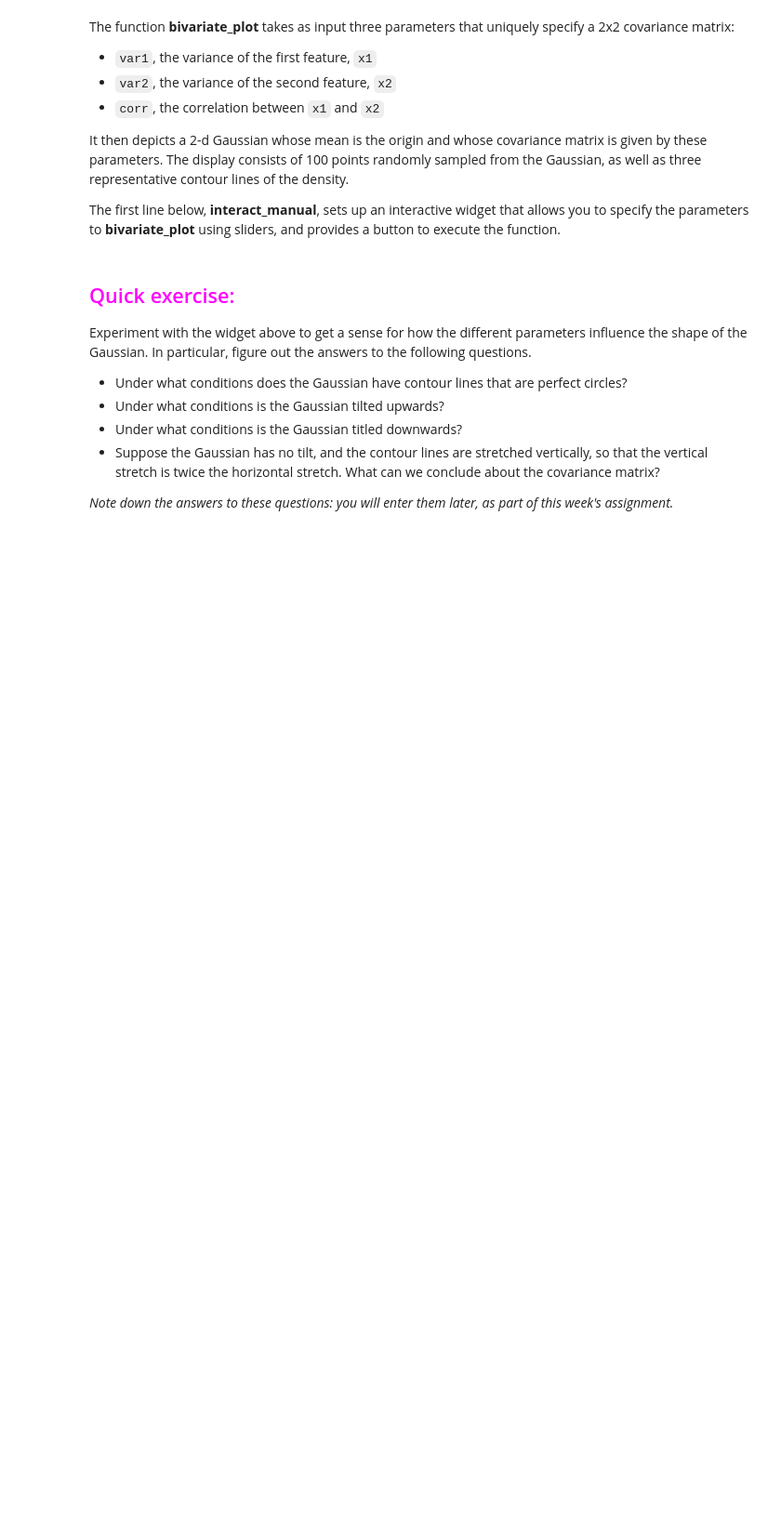
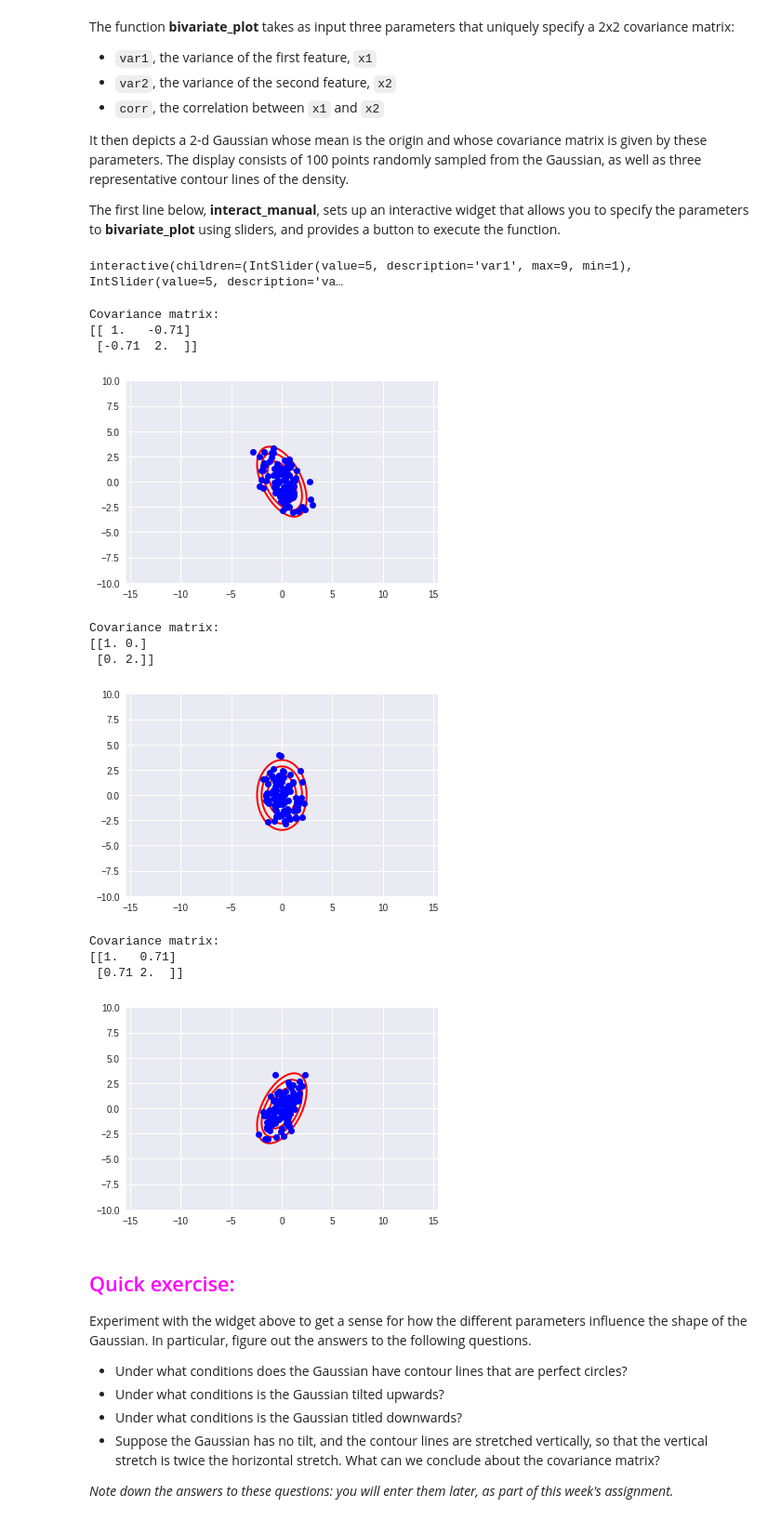
Before and after one commit to vinneenguyen/ucsdx-machine-learning-fundamentals, a Jupyter notebook: Week 02 Generative Modeling I/bivariate-gaussian/Bivariate_Gaussian.ipynb, the cells around one changed output. Shown: that part at 93% size. Cells and saved outputs as stored; diff of their text form; code cells hidden in the pictures; blank space fills up the shorter version.

```diff
--- a/Week 02 Generative Modeling I/bivariate-gaussian/Bivariate_Gaussian.ipynb
+++ b/Week 02 Generative Modeling I/bivariate-gaussian/Bivariate_Gaussian.ipynb
@@ -82,40 +83,57 @@ def bivariate_plot(var1, var2, corr):
     covariance = corr * np.sqrt(var1) * np.sqrt(var2)
     sigma = [[var1,covariance], [covariance,var2]]
     np.set_printoptions(precision=2)
-    print "Covariance matrix:"
-    print np.around(sigma, decimals=2)
+    print("Covariance matrix:")
+    print(np.around(sigma, decimals=2))
     #
     # Draw samples from the distribution
     n = 100
     x = np.random.multivariate_normal(mu,sigma,size=n)
     #
     # Set up a plot for the samples and the density contours
     lim = 10.0
     plt.xlim(-lim, lim) # limit along x1-axis
     plt.ylim(-lim, lim) # limit along x2-axis
     plt.axes().set_aspect('equal', 'datalim')
     #
     # Plot the sampled points as blue dots
     plt.plot(x[:,0], x[:,1], 'bo')
     #
     # To display contour lines, first define a fine grid
     res = 200
     xg = np.linspace(-lim, lim, res)
     yg = np.linspace(-lim, lim, res)
     z = np.zeros((res,res))
     # Compute the density at each grid point
     rv = multivariate_normal(mean=mu, cov=sigma)
     for i in range(0,res):
         for j in range(0,res):
             z[j,i] = rv.logpdf([xg[i], yg[j]])
     sign, logdet = np.linalg.slogdet(sigma)
     normalizer = -0.5 * (2 * np.log(6.28) + sign * logdet)
     # Now plot a few contour lines of the density
     for offset in range(1,4):
         plt.contour(xg,yg,z, levels=[normalizer - offset], colors='r', linewidths=2.0, linestyles='solid')
 
     # Finally, display
     plt.show()
+
+for var1, var2, corr in [(1, 2, -0.5), (1, 2, 0), (1, 2, 0.5)]:
+  bivariate_plot(var1, var2, corr)
+# %% [output]
+interactive(children=(IntSlider(value=5, description='var1', max=9, min=1), IntSlider(value=5, description='va…
+Covariance matrix:
+[[ 1.   -0.71]
+ [-0.71  2.  ]]
+[figure, added]
+Covariance matrix:
+[[1. 0.]
+ [0. 2.]]
+[figure, added]
+Covariance matrix:
+[[1.   0.71]
+ [0.71 2.  ]]
+[figure, added]
 # %% [markdown]
 ## <font color="magenta">Quick exercise:</font>
 Experiment with the widget above to get a sense for how the different parameters influence the shape of the Gaussian. In particular, figure out the answers to the following questions.
```
Also changed, not shown: parts of 7 cells of this notebook.
